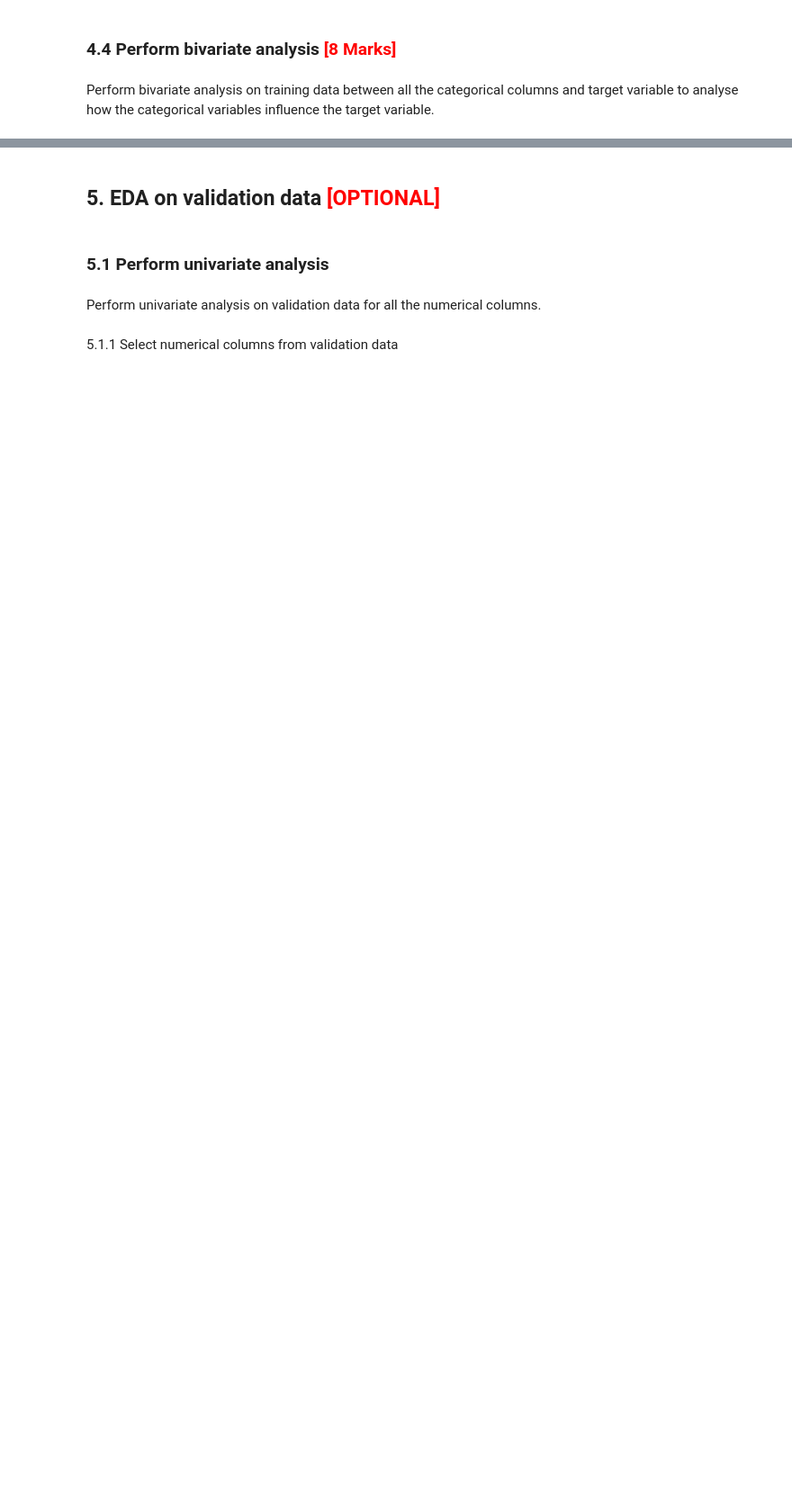
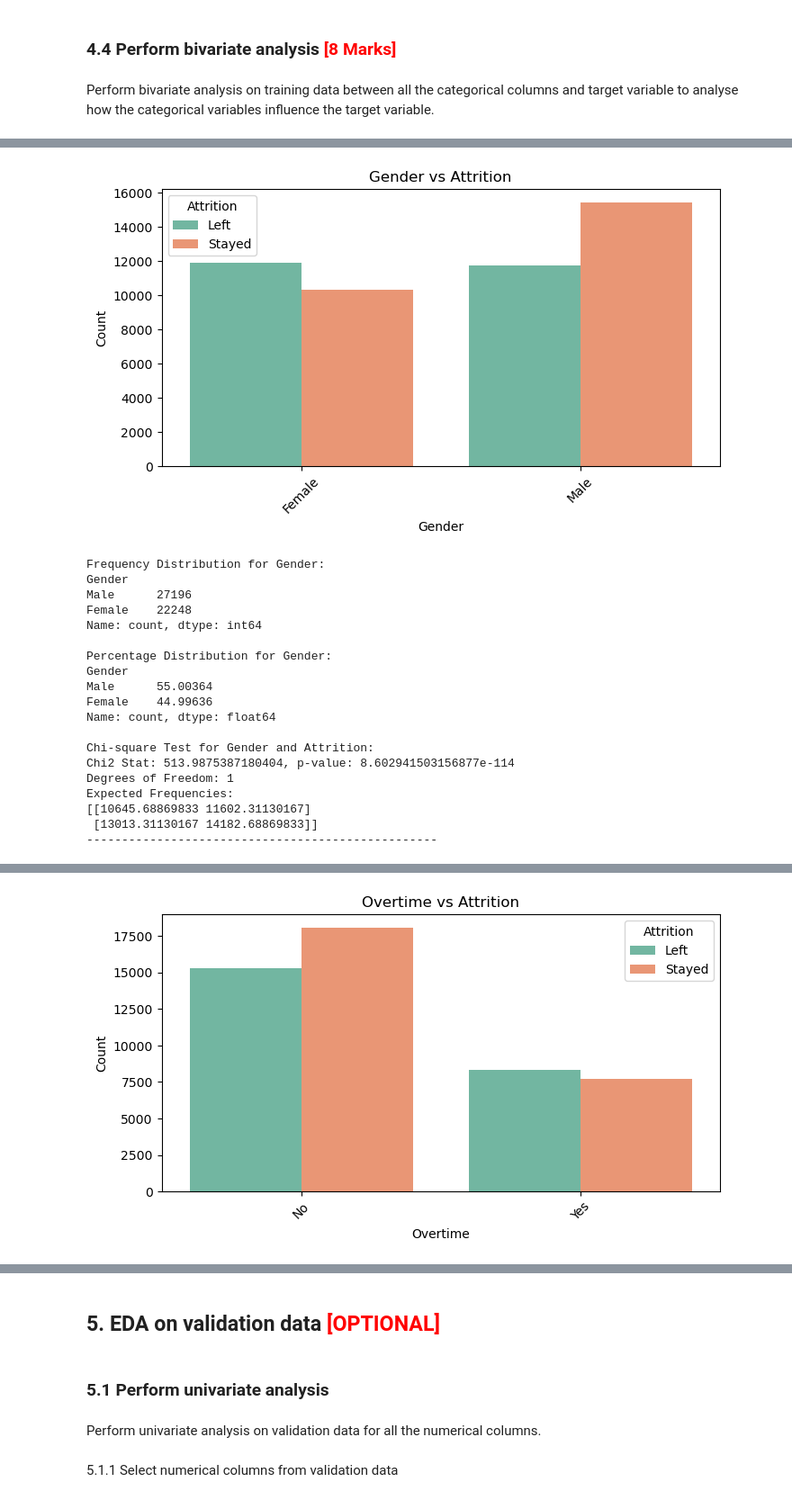
Before and after one commit to Proxpekt/Employee_Retention_Prediction, a Jupyter notebook: Predicting_Employee_Retention.ipynb, the cells around one changed output, grey strips where cells are left out. Shown at 90% size. Drawn from its saved outputs; the diff is of its cells as text; code cells hidden in the pictures; blank space fills up the shorter version.

```diff
--- a/Predicting_Employee_Retention.ipynb
+++ b/Predicting_Employee_Retention.ipynb
@@ -515,3 +347,0 @@ dtype: float64
-# %%
-for col in df.select_dtypes(include='object'):
-    print(col, df[col].value_counts(normalize=True).max())
@@ -714,15 +732,3 @@ plt.show()
 ### **4.4 Perform bivariate analysis** <font color="red">[8 Marks]</font>
 # %% [markdown]
 Perform bivariate analysis on training data between all the categorical columns and target variable to  analyse how the categorical variables influence the target variable.
-# %%
-# Plot distribution for each categorical column with target variable
-categorical_cols = x.select_dtypes(include=['object', 'category']).columns
-
-# Plot countplot for each categorical column with hue = target (y)
-for col in categorical_cols:
-    plt.figure(figsize=(8, 4))
-    sns.countplot(data=df, x=col, hue='Attrition', palette='Set2')
-    plt.title(f'{col} vs Attrition')
-    plt.xticks(rotation=45)
-    plt.tight_layout()
-    plt.show()
@@ -741,0 +735,61 @@ for col in categorical_cols:
+# %%
+import pandas as pd
+import seaborn as sns
+import matplotlib.pyplot as plt
+from scipy.stats import chi2_contingency
+
+# Identify categorical columns
+categorical_cols = X_train.select_dtypes(include=['object', 'category']).columns.tolist()
+
+# Loop through each categorical column
+for col in categorical_cols:
+    # Plot the distribution
+    plt.figure(figsize=(8, 4))
+    sns.countplot(data=X_train, x=col, hue=y_train, palette='Set2')  # Changed hue to y_train
+    plt.title(f"{col} vs Attrition")
+    plt.xlabel(col)
+    plt.ylabel("Count")
+    plt.xticks(rotation=45)
+    plt.show()
+
+    # Calculate frequency distribution
+    freq_dist = X_train[col].value_counts()
+    print(f"Frequency Distribution for {col}:")
+    print(freq_dist)
+    print()
+
+    # Calculate percentage distribution
+    perc_dist = (freq_dist / freq_dist.sum()) * 100
+    print(f"Percentage Distribution for {col}:")
+    print(perc_dist)
+    print()
+
+    # Perform Chi-square test to see the association with 'Attrition'
+    contingency_table = pd.crosstab(X_train[col], y_train)
+    chi2, p, dof, expected = chi2_contingency(contingency_table)
+    print(f"Chi-square Test for {col} and Attrition:")
+    print(f"Chi2 Stat: {chi2}, p-value: {p}")
+    print(f"Degrees of Freedom: {dof}")
+    print(f"Expected Frequencies:\n{expected}")
+    print("-" * 50)
+# %% [output]
+[figure, added]
+Frequency Distribution for Gender:
+Gender
+Male      27196
+Female    22248
+Name: count, dtype: int64
+
+Percentage Distribution for Gender:
+Gender
+Male      55.00364
+Female    44.99636
+Name: count, dtype: float64
+
+Chi-square Test for Gender and Attrition:
+Chi2 Stat: 513.9875387180404, p-value: 8.602941503156877e-114
+Degrees of Freedom: 1
+Expected Frequencies:
+[[10645.68869833 11602.31130167]
+ [13013.31130167 14182.68869833]]
+--------------------------------------------------
@@ -741,0 +868 @@ for col in categorical_cols:
+[figure, added]
```
Also changed, not shown: parts of 208 cells of this notebook.
